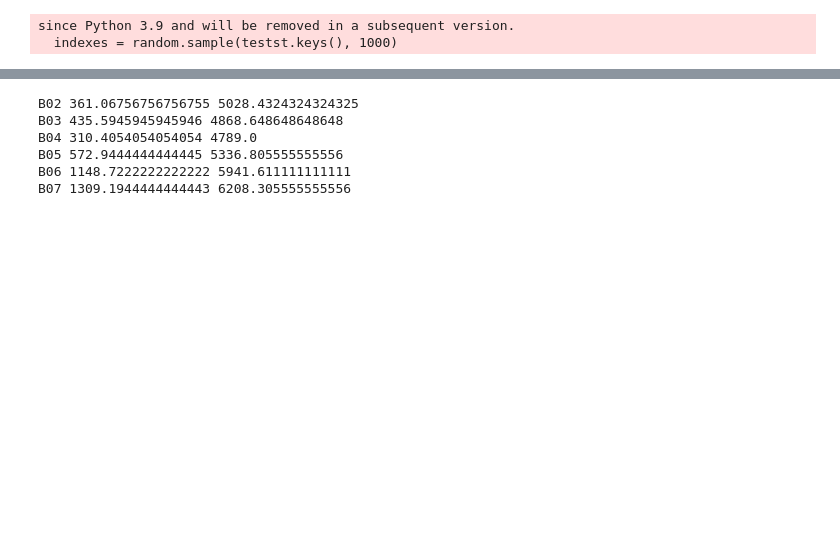
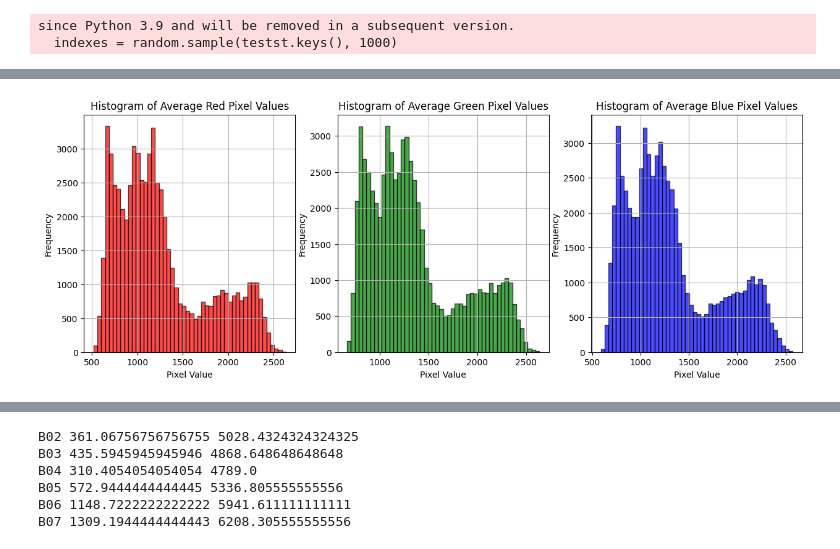
Before and after one commit to ThomasHEBRARD/cloud_removal, a Jupyter notebook: preprocess/normalisation.ipynb, the cells around one changed output, grey strips where cells are left out. Saved outputs shown, nothing was run; the diff lists cells and outputs as text; code cells hidden in the pictures; blank space fills up the shorter version.

```diff
--- a/preprocess/normalisation.ipynb
+++ b/preprocess/normalisation.ipynb
@@ -49,0 +84,13 @@ def value_ranges_repartition(pixel_array, range_size=1000, lower_percentile=5, u
+# %%
+with open(
+    "/Users/thomashebrard/thesis/code/preprocess/data/dataset_train.json",
+    "r",
+) as f:
+    dataset_train = json.load(f)
+with open(
+    "/Users/thomashebrard/thesis/code/preprocess/data/dataset_test.json",
+    "r",
+) as f:
+    dataset_test = json.load(f)
+
+dataset_train_keys = list(dataset_train.keys())
@@ -49,0 +145,68 @@ def value_ranges_repartition(pixel_array, range_size=1000, lower_percentile=5, u
+# %%
+imgs_A, imgs_B = zip(
+    *load_batch(batch_size=50)
+)
+imgs_B = np.array(imgs_B)
+# %%
+import numpy as np
+import matplotlib.pyplot as plt
+
+# Assuming 'images' is your (N, 256, 256, 3) numpy array
+# images = np.random.rand(N, 256, 256, 3)  # for example
+
+# Compute the average pixel values across all the images.
+average_image = np.mean(imgs_B, axis=0)
+
+# Separate the average pixel values by color channel.
+sar1_pixels = average_image[:,:,0].reshape(-1)
+sar2_pixels = average_image[:,:,1].reshape(-1)
+blue_pixels = average_image[:,:,2].reshape(-1)
+green_pixels = average_image[:,:,3].reshape(-1)
+red_pixels = average_image[:,:,4].reshape(-1)
+
+# Create the histograms.
+
+plt.figure(figsize=(15, 5))
+
+plt.subplot(1, 3, 1)
+plt.hist(red_pixels, bins=50, color='red', alpha=0.7, edgecolor='black')
+plt.title('Histogram of Average Red Pixel Values')
+plt.xlabel('Pixel Value')
+plt.ylabel('Frequency')
+plt.grid(True)
+
+plt.subplot(1, 3, 2)
+plt.hist(green_pixels, bins=50, color='green', alpha=0.7, edgecolor='black')
+plt.title('Histogram of Average Green Pixel Values')
+plt.xlabel('Pixel Value')
+plt.ylabel('Frequency')
+plt.grid(True)
+
+plt.subplot(1, 3, 3)
+plt.hist(blue_pixels, bins=50, color='blue', alpha=0.7, edgecolor='black')
+plt.title('Histogram of Average Blue Pixel Values')
+plt.xlabel('Pixel Value')
+plt.ylabel('Frequency')
+plt.grid(True)
+plt.savefig("histor_rgb_after.png")
+plt.show()
+plt.figure(figsize=(10, 5))
+plt.subplot(1, 2, 1)
+plt.hist(sar1_pixels, bins=50, color='cyan', alpha=0.7, edgecolor='black')
+plt.title('Histogram of Average SAR1 Pixel Values')
+plt.xlabel('Pixel Value')
+plt.ylabel('Frequency')
+plt.grid(True)
+
+plt.subplot(1, 2, 2)
+plt.hist(sar2_pixels, bins=50, color='magenta', alpha=0.7, edgecolor='black')
+plt.title('Histogram of Average SAR2 Pixel Values')
+plt.xlabel('Pixel Value')
+plt.ylabel('Frequency')
+plt.grid(True)
+
+plt.savefig("histor_sar_after.png")
+plt.tight_layout()
+plt.show()
+# %% [output]
+[figure, added]
```
Also changed, not shown: parts of 4 cells of this notebook, 18 other files.
